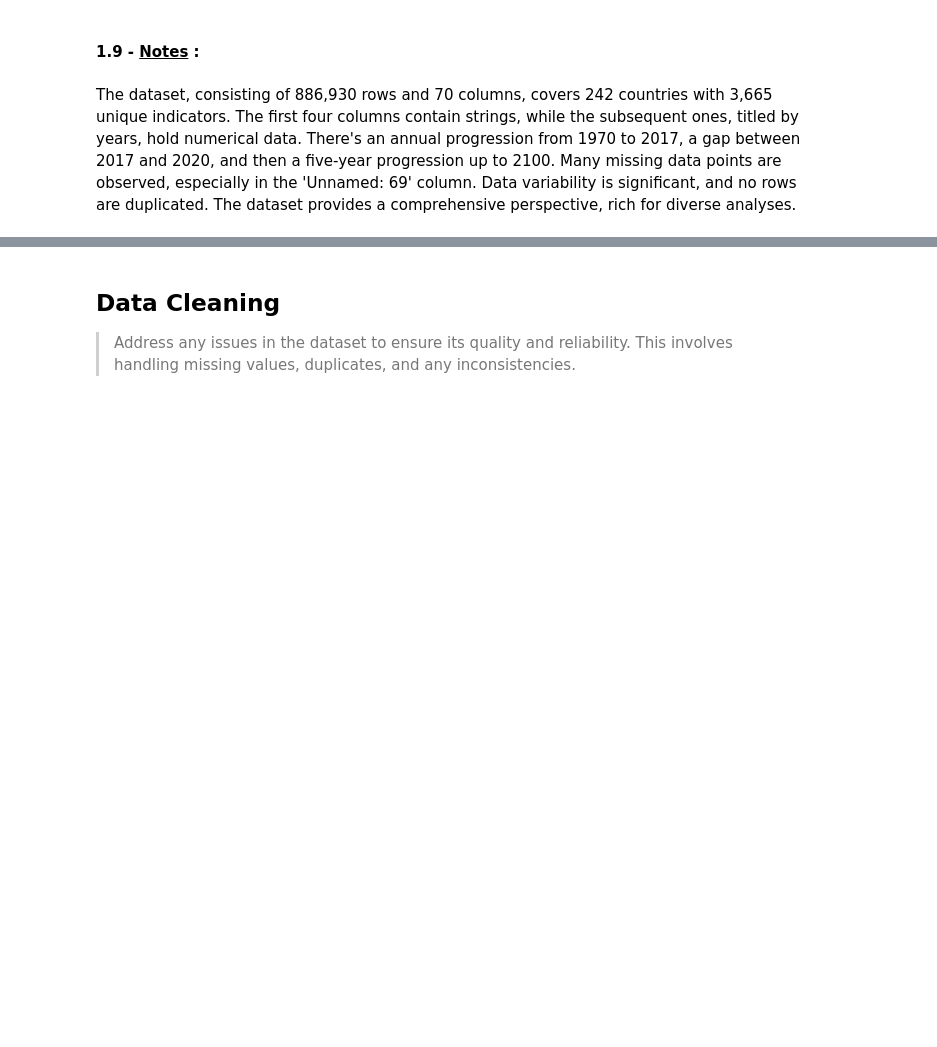
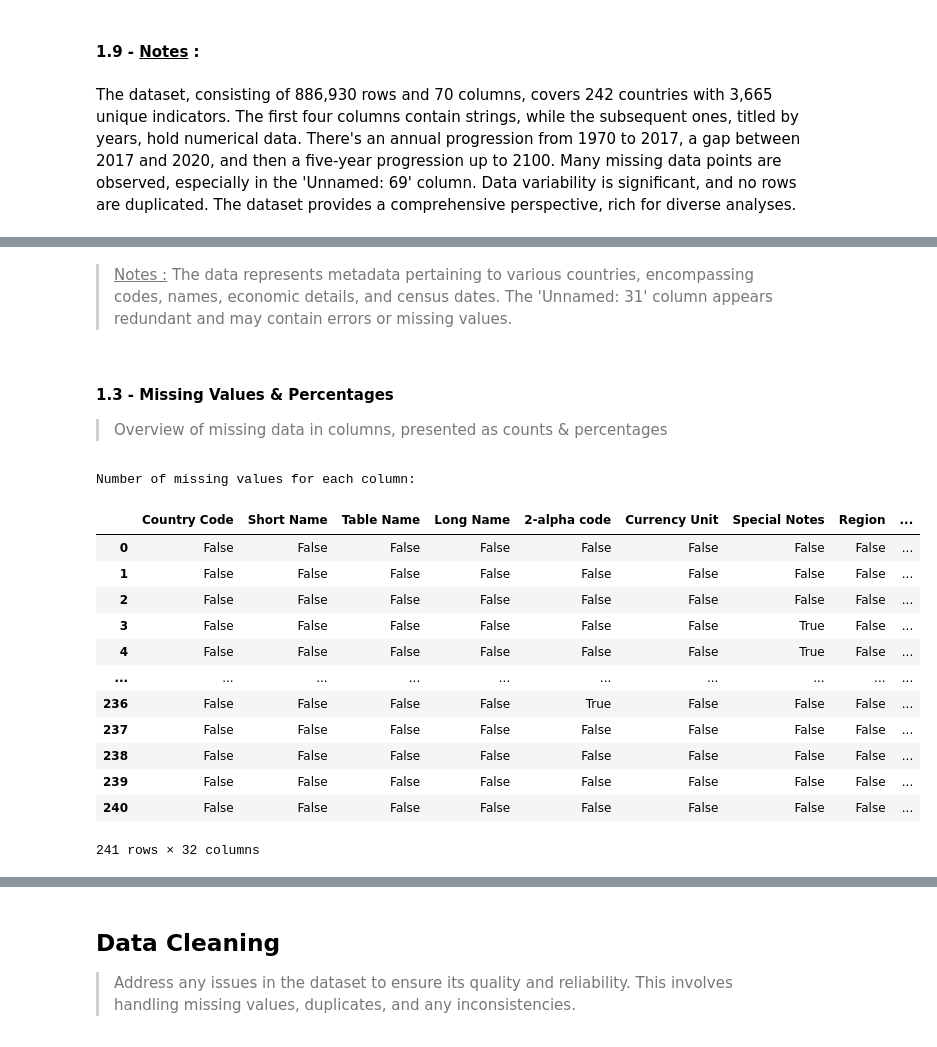
Before and after one commit to MasterCodeDevelop/academy, a Jupyter notebook: netebook.ipynb, the cells around one changed output, grey strips where cells are left out. Cells and saved outputs as stored; diff of their text form; code cells hidden in the pictures; blank space fills up the shorter version.

Commit message:
Added initial analysis of 'EdStatsCountry.csv' in 'Initial Data Exploration' section. Grouped findings under 'EdStatsCountry' subsection with relevant remarks.

```diff
--- a/netebook.ipynb
+++ b/netebook.ipynb
@@ -373,0 +426,23 @@ The dataset, consisting of 886,930 rows and 70 columns, covers 242 countries wit
+# %% [markdown]
+> <u>Notes :</u> The data represents metadata pertaining to various countries, encompassing codes, names, economic details, and census dates. The 'Unnamed: 31' column appears redundant and may contain errors or missing values.
+# %% [markdown]
+#### 1.3 - Missing Values & Percentages
+> Overview of missing data in columns, presented as counts & percentages
+# %%
+print("\nNumber of missing values for each column:")
+COUNTRY.isnull()
+# %% [output]
+Number of missing values for each column:
+|  | Country Code | Short Name | Table Name | Long Name | 2-alpha code | Currency Unit | Special Notes | Region | ... |
+| 0 | False | False | False | False | False | False | False | False | ... |
+| 1 | False | False | False | False | False | False | False | False | ... |
+| 2 | False | False | False | False | False | False | False | False | ... |
+| 3 | False | False | False | False | False | False | True | False | ... |
+| 4 | False | False | False | False | False | False | True | False | ... |
+| ... | ... | ... | ... | ... | ... | ... | ... | ... | ... |
+| 236 | False | False | False | False | True | False | False | False | ... |
+| 237 | False | False | False | False | False | False | False | False | ... |
+| 238 | False | False | False | False | False | False | False | False | ... |
+| 239 | False | False | False | False | False | False | False | False | ... |
+| 240 | False | False | False | False | False | False | False | False | ... |
+241 rows × 32 columns
```
Also changed, not shown: parts of 19 cells of this notebook.
